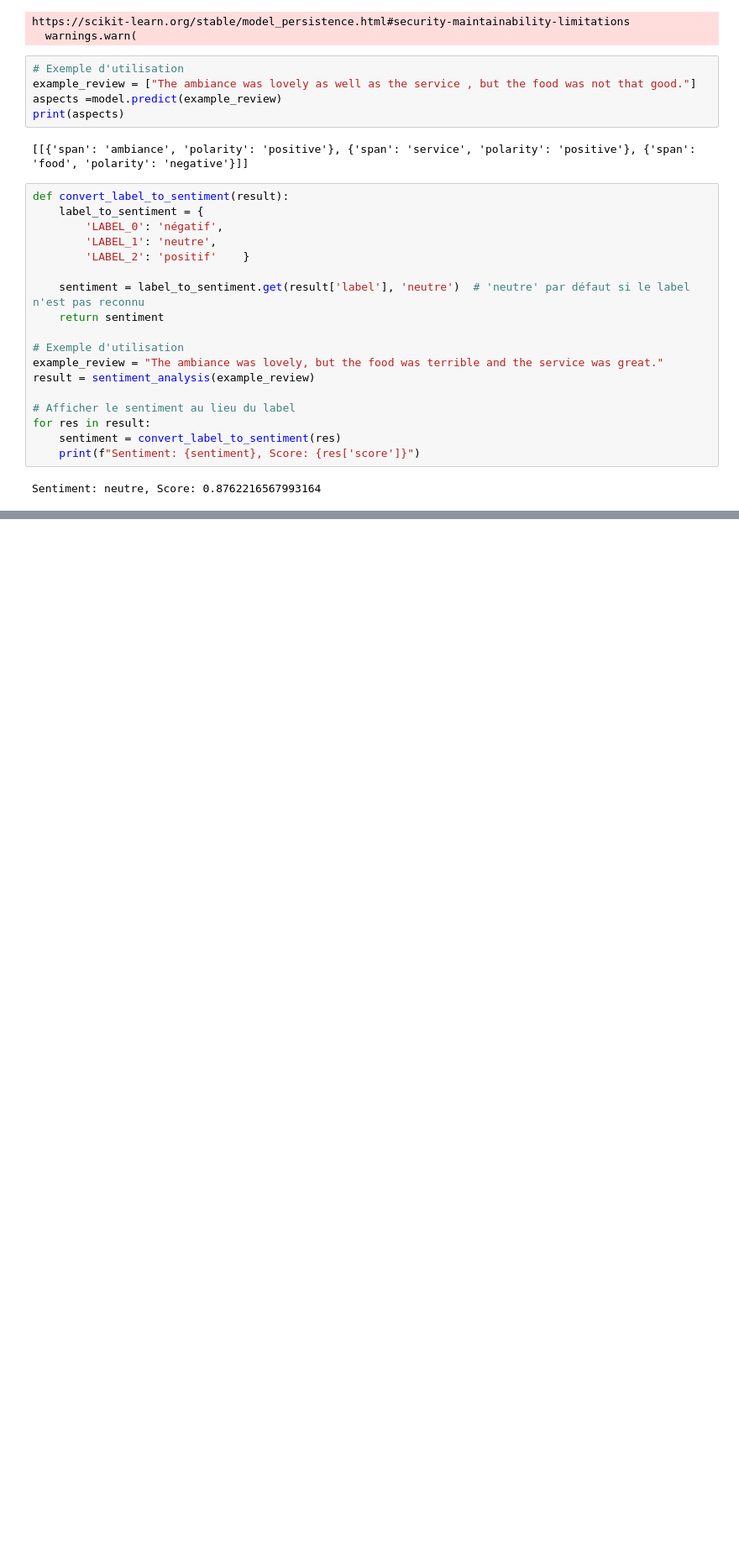
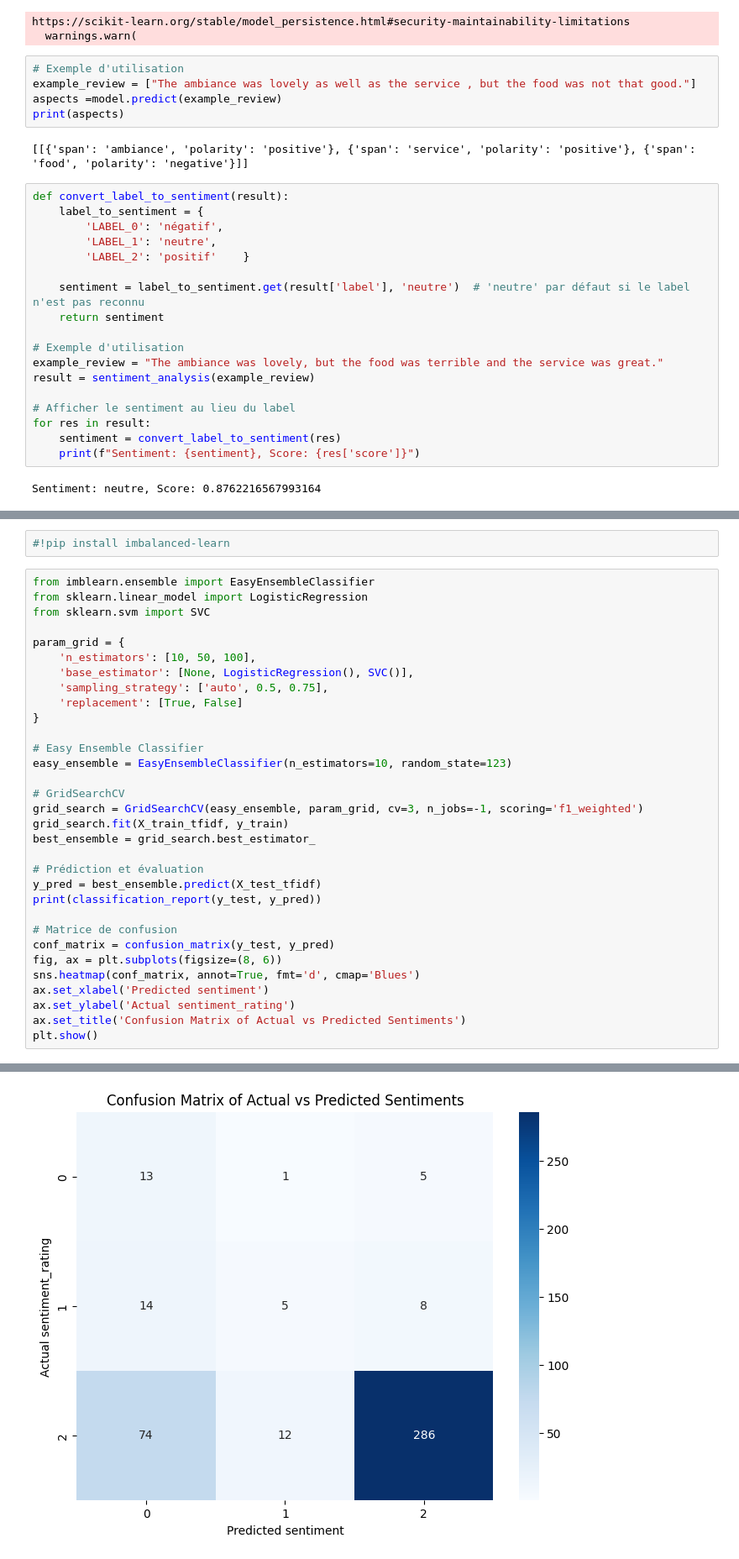
Before and after one commit to soraps/Projet2_NLP, a Jupyter notebook: NLP_Project_2_Analysis.ipynb, the cells around one changed output, grey strips where cells are left out. Shown at 84% size. Saved outputs shown, nothing was run; the diff lists cells and outputs as text; blank space fills up the shorter version.

```diff
--- a/NLP_Project_2_Analysis.ipynb
+++ b/NLP_Project_2_Analysis.ipynb
@@ -998,0 +1115,35 @@ Sentiment: neutre, Score: 0.8762216567993164
+# %%
+#!pip install imbalanced-learn
+# %%
+from imblearn.ensemble import EasyEnsembleClassifier
+from sklearn.linear_model import LogisticRegression
+from sklearn.svm import SVC
+
+param_grid = {
+    'n_estimators': [10, 50, 100],
+    'base_estimator': [None, LogisticRegression(), SVC()],
+    'sampling_strategy': ['auto', 0.5, 0.75],
+    'replacement': [True, False]
+}
+
+# Easy Ensemble Classifier
+easy_ensemble = EasyEnsembleClassifier(n_estimators=10, random_state=123)
+
+# GridSearchCV
+grid_search = GridSearchCV(easy_ensemble, param_grid, cv=3, n_jobs=-1, scoring='f1_weighted')
+grid_search.fit(X_train_tfidf, y_train)
+best_ensemble = grid_search.best_estimator_
+
+# Prédiction et évaluation
+y_pred = best_ensemble.predict(X_test_tfidf)
+print(classification_report(y_test, y_pred))
+
+# Matrice de confusion
+conf_matrix = confusion_matrix(y_test, y_pred)
+fig, ax = plt.subplots(figsize=(8, 6))
+sns.heatmap(conf_matrix, annot=True, fmt='d', cmap='Blues')
+ax.set_xlabel('Predicted sentiment')
+ax.set_ylabel('Actual sentiment_rating')
+ax.set_title('Confusion Matrix of Actual vs Predicted Sentiments')
+plt.show()
+# %% [output]
@@ -998,0 +1176 @@ Sentiment: neutre, Score: 0.8762216567993164
+[figure, added]
```
Also changed, not shown: parts of 5 cells of this notebook, 1 other file.
